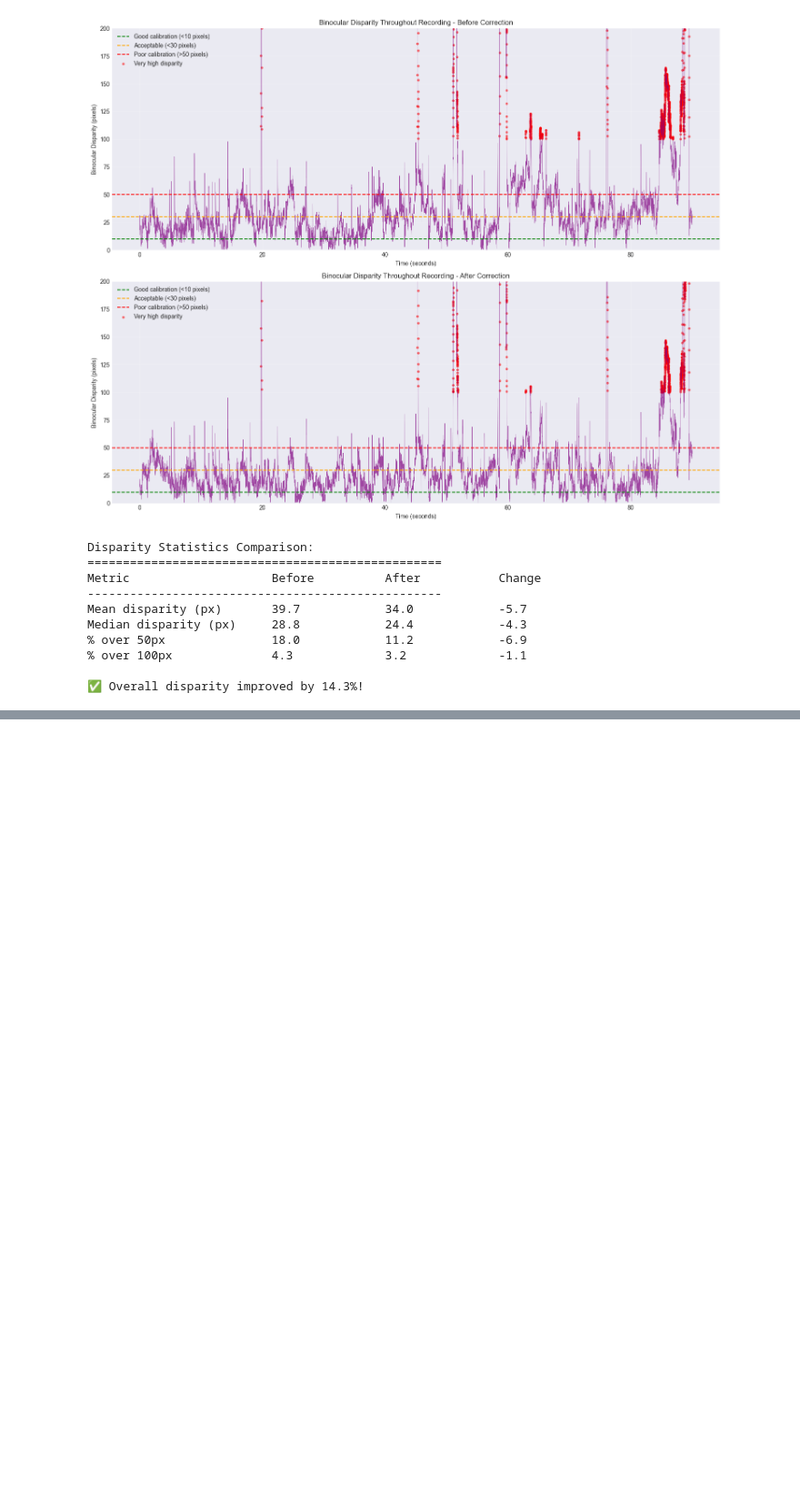
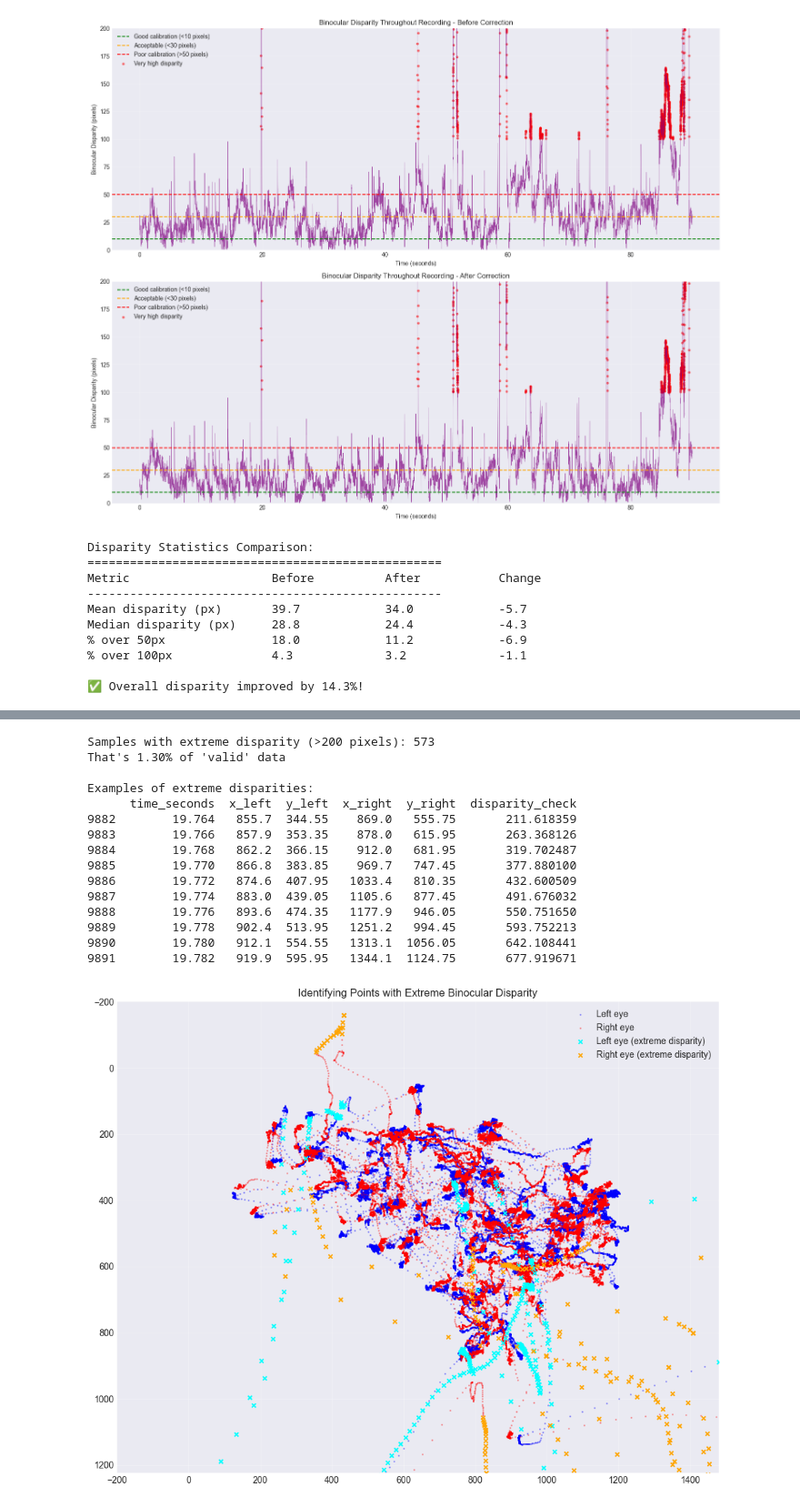
Before and after one commit to alfital2/ASD-notebook, a Jupyter notebook: asd.ipynb, the cells around one changed output, grey strips where cells are left out. Shown at 91% size. Drawn from its saved outputs; the diff is of its cells as text; code cells hidden in the pictures; blank space fills up the shorter version.

```diff
--- a/asd.ipynb
+++ b/asd.ipynb
@@ -822,0 +925,58 @@ Median disparity (px)     28.8            24.4            -4.3
+# %%
+# Investigate why we still see single-eye traces
+# Let's check for extreme binocular disparities
+
+valid_data = df_binocular[df_binocular['both_eyes_valid']]
+
+# Calculate disparities for valid data
+valid_data['disparity_check'] = np.sqrt(
+    (valid_data['x_left'] - valid_data['x_right'])**2 +
+    (valid_data['y_left'] - valid_data['y_right'])**2
+)
+
+# Find extreme disparities
+extreme_disparity = valid_data[valid_data['disparity_check'] > 200]
+print(f"Samples with extreme disparity (>200 pixels): {len(extreme_disparity)}")
+print(f"That's {len(extreme_disparity)/len(valid_data)*100:.2f}% of 'valid' data")
+
+# Look at some examples
+if len(extreme_disparity) > 0:
+    print("\nExamples of extreme disparities:")
+    print(extreme_disparity[['time_seconds', 'x_left', 'y_left', 'x_right', 'y_right', 'disparity_check']].head(10))
+
+# Plot these problematic points
+plt.figure(figsize=(10, 8))
+plt.scatter(valid_data['x_left'], valid_data['y_left'], c='blue', alpha=0.3, s=1, label='Left eye')
+plt.scatter(valid_data['x_right'], valid_data['y_right'], c='red', alpha=0.3, s=1, label='Right eye')
+
+# Highlight extreme disparities
+plt.scatter(extreme_disparity['x_left'], extreme_disparity['y_left'],
+           c='cyan', s=20, marker='x', label='Left eye (extreme disparity)')
+plt.scatter(extreme_disparity['x_right'], extreme_disparity['y_right'],
+           c='orange', s=20, marker='x', label='Right eye (extreme disparity)')
+
+plt.xlim(-200, SCREEN_WIDTH + 200)
+plt.ylim(-200, SCREEN_HEIGHT + 200)
+plt.title('Identifying Points with Extreme Binocular Disparity')
+plt.legend()
+plt.gca().invert_yaxis()
+plt.grid(True, alpha=0.3)
+plt.tight_layout()
+plt.show()
+# %% [output]
+Samples with extreme disparity (>200 pixels): 573
+That's 1.30% of 'valid' data
+
+Examples of extreme disparities:
+      time_seconds  x_left  y_left  x_right  y_right  disparity_check
+9882        19.764   855.7  344.55    869.0   555.75       211.618359
+9883        19.766   857.9  353.35    878.0   615.95       263.368126
+9884        19.768   862.2  366.15    912.0   681.95       319.702487
+9885        19.770   866.8  383.85    969.7   747.45       377.880100
+9886        19.772   874.6  407.95   1033.4   810.35       432.600509
+9887        19.774   883.0  439.05   1105.6   877.45       491.676032
+9888        19.776   893.6  474.35   1177.9   946.05       550.751650
+9889        19.778   902.4  513.95   1251.2   994.45       593.752213
+9890        19.780   912.1  554.55   1313.1  1056.05       642.108441
+9891        19.782   919.9  595.95   1344.1  1124.75       677.919671
+[figure, added]
```
Also changed, not shown: parts of 6 cells of this notebook, 2 other files.
